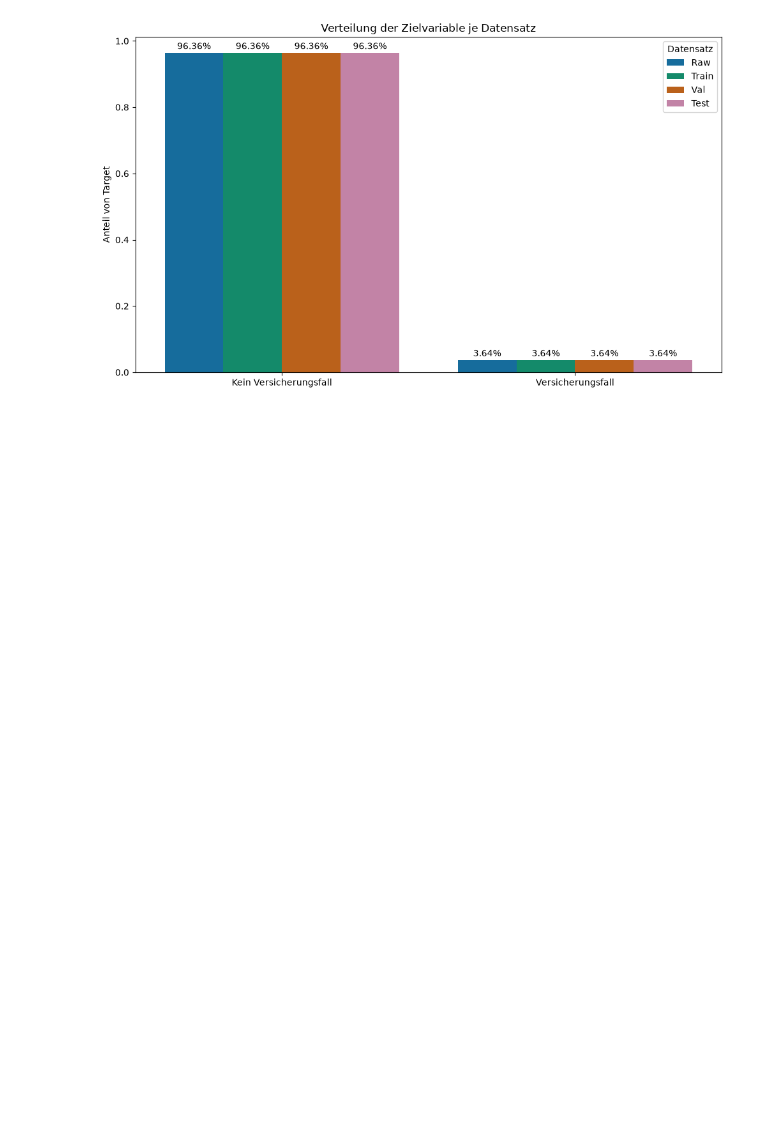
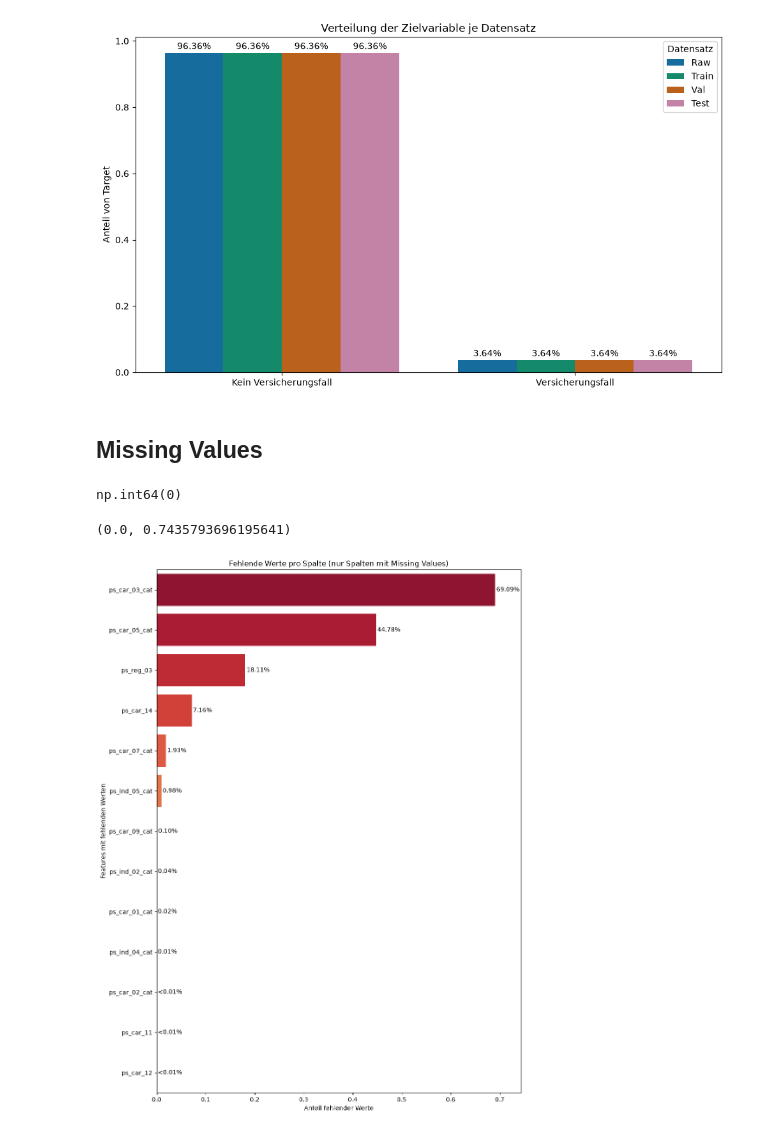
Before and after one commit to Delamijo/Advanced_Data_Analytics_University_Project, a Jupyter notebook: members/L_L/notebooks_LL/04_deep_EDA.ipynb, the cells around one changed output. Drawn from its saved outputs; the diff is of its cells as text; code cells hidden in the pictures; blank space fills up the shorter version.

```diff
--- a/members/L_L/notebooks_LL/04_deep_EDA.ipynb
+++ b/members/L_L/notebooks_LL/04_deep_EDA.ipynb
@@ -168,3 +181,43 @@ for container in ax.containers:
 plt.tight_layout()
 # %% [output]
 [figure]
+# %% [markdown]
+## Missing Values
+# %%
+# sanity check wegen kaggle
+
+(df_raw[feat_cols] == -1).sum().sum()
+# %% [output]
+np.int64(0)
+# %%
+# MVs
+miss_share = df_raw[feat_cols].isna().mean().sort_values(ascending=False)
+miss_share = miss_share[miss_share > 0]
+miss_count = df_raw[feat_cols].isna().sum()
+miss_count = miss_count[miss_share.index]
+
+
+fig, ax = plt.subplots(figsize=(10, max(3, len(miss_share))))
+sns.barplot(
+    x=miss_share.values,
+    y=miss_share.index,
+    ax=ax,
+    orient="h",
+    palette="YlOrRd_r",
+    hue=miss_share.index
+)
+ax.set_xlabel("Anteil fehlender Werte")
+ax.set_ylabel("Features mit fehlenden Werten")
+ax.set_title("Fehlende Werte pro Spalte (nur Spalten mit Missing Values)")
+
+plt.tight_layout()
+
+for container in ax.containers:
+    labels = [f"<0.01%" if v < 0.00001 else f"{v:.2%}" for v in container.datavalues]
+    ax.bar_label(container, labels=labels, padding=2)
+
+x_left, x_right = ax.get_xlim()
+ax.set_xlim(x_left, x_right*1.025)
+# %% [output]
+(0.0, 0.7435793696195641)
+[figure, added]
```
Also changed, not shown: parts of 44 cells of this notebook.
